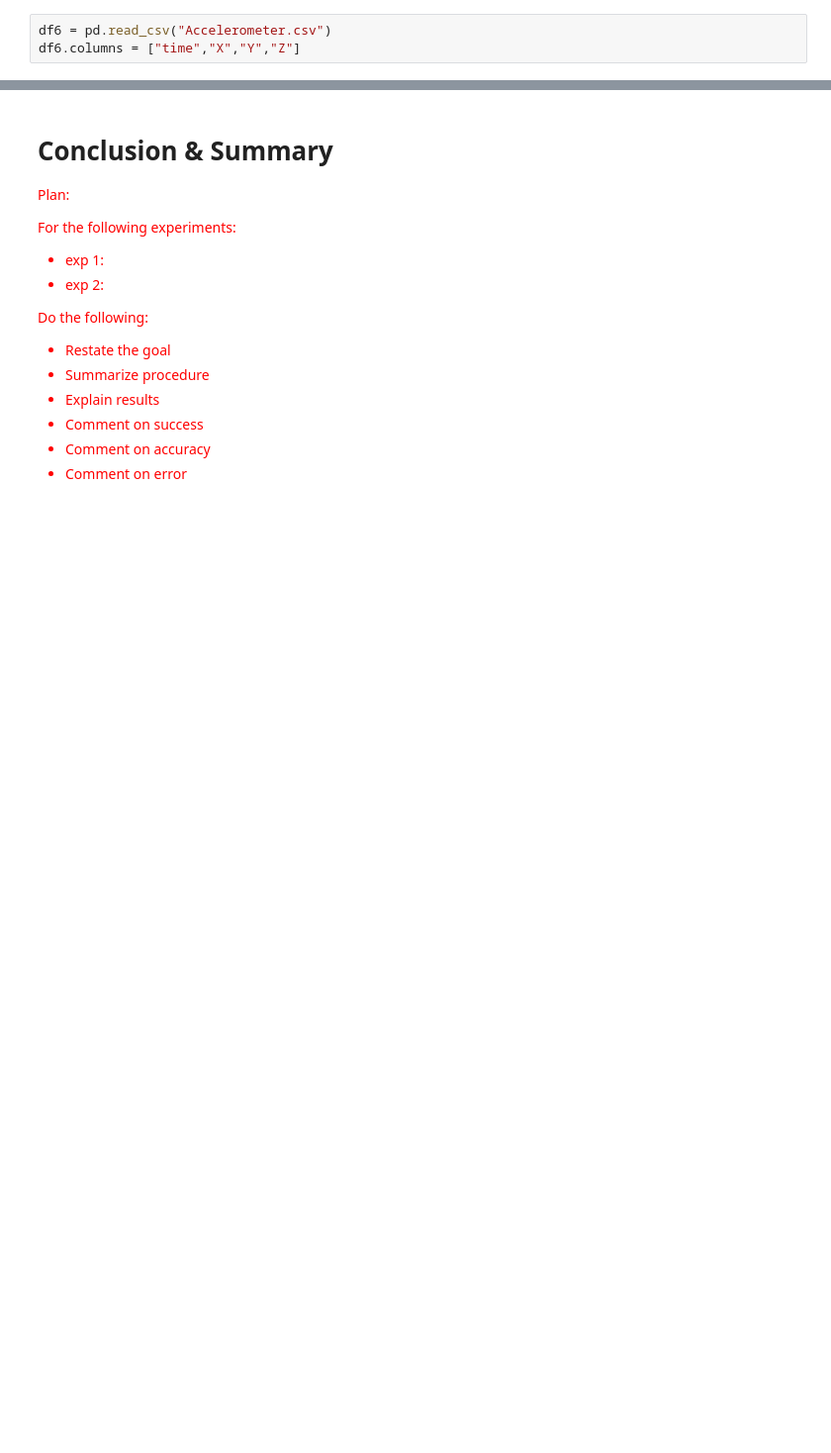
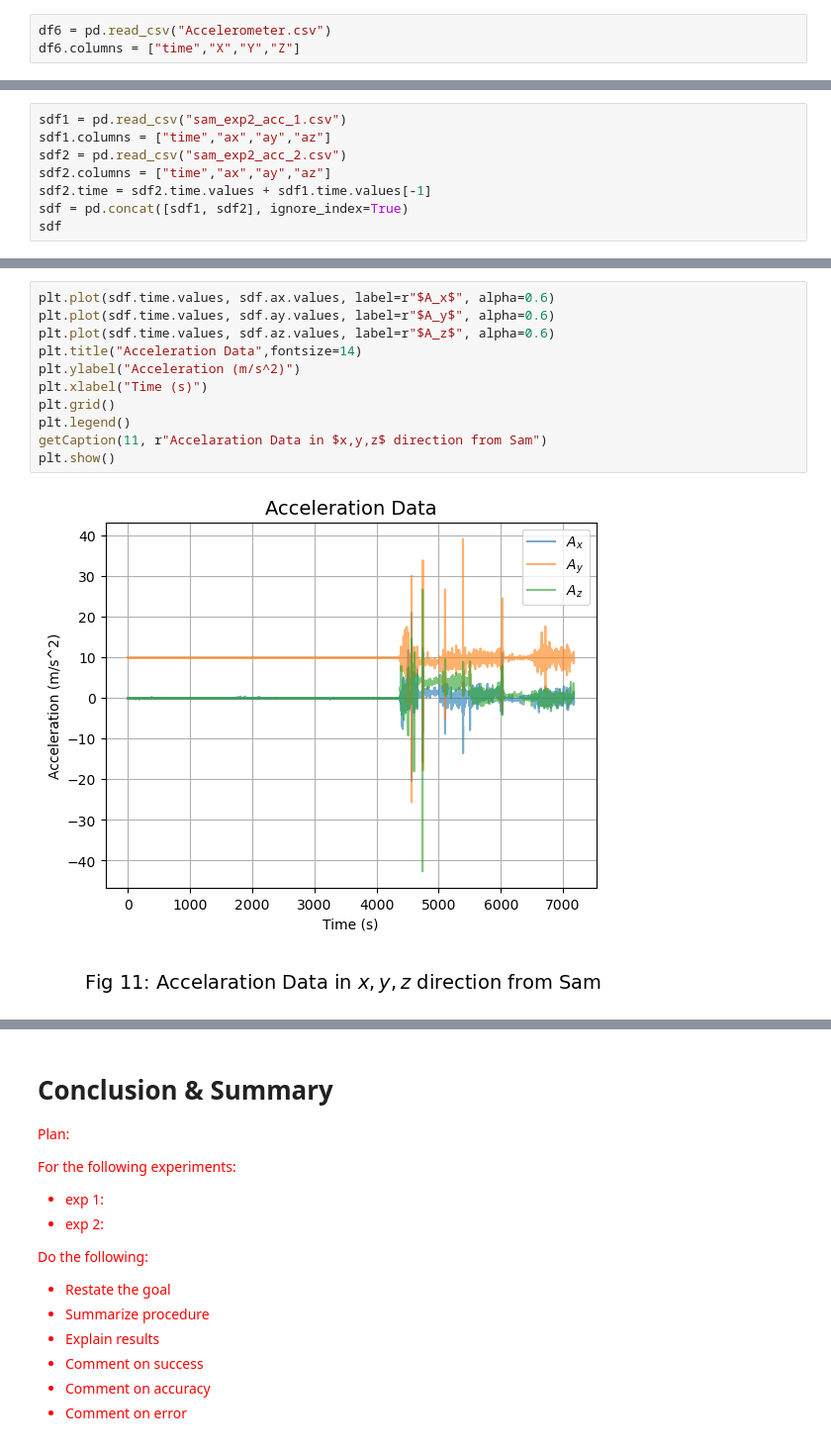
Before and after one commit to shanto268/mobile_sensor_project, a Jupyter notebook: Project2.ipynb, the cells around one changed output, grey strips where cells are left out. Shown at 99% size. Saved outputs shown, nothing was run; the diff lists cells and outputs as text; blank space fills up the shorter version.

```diff
--- a/Project2.ipynb
+++ b/Project2.ipynb
@@ -521,2 +508,10 @@ Plan:
 
 </span>
+# %%
+sdf1 = pd.read_csv("sam_exp2_acc_1.csv")
+sdf1.columns = ["time","ax","ay","az"]
+sdf2 = pd.read_csv("sam_exp2_acc_2.csv")
+sdf2.columns = ["time","ax","ay","az"]
+sdf2.time = sdf2.time.values + sdf1.time.values[-1]
+sdf = pd.concat([sdf1, sdf2], ignore_index=True)
+sdf
@@ -522,0 +532,13 @@ Plan:
+# %%
+plt.plot(sdf.time.values, sdf.ax.values, label=r"$A_x$", alpha=0.6)
+plt.plot(sdf.time.values, sdf.ay.values, label=r"$A_y$", alpha=0.6)
+plt.plot(sdf.time.values, sdf.az.values, label=r"$A_z$", alpha=0.6)
+plt.title("Acceleration Data",fontsize=14)
+plt.ylabel("Acceleration (m/s^2)")
+plt.xlabel("Time (s)")
+plt.grid()
+plt.legend()
+getCaption(11, r"Accelaration Data in $x,y,z$ direction from Sam")
+plt.show()
+# %% [output]
+[figure, added]
```
Also changed, not shown: parts of 17 cells of this notebook, 16 other files.
